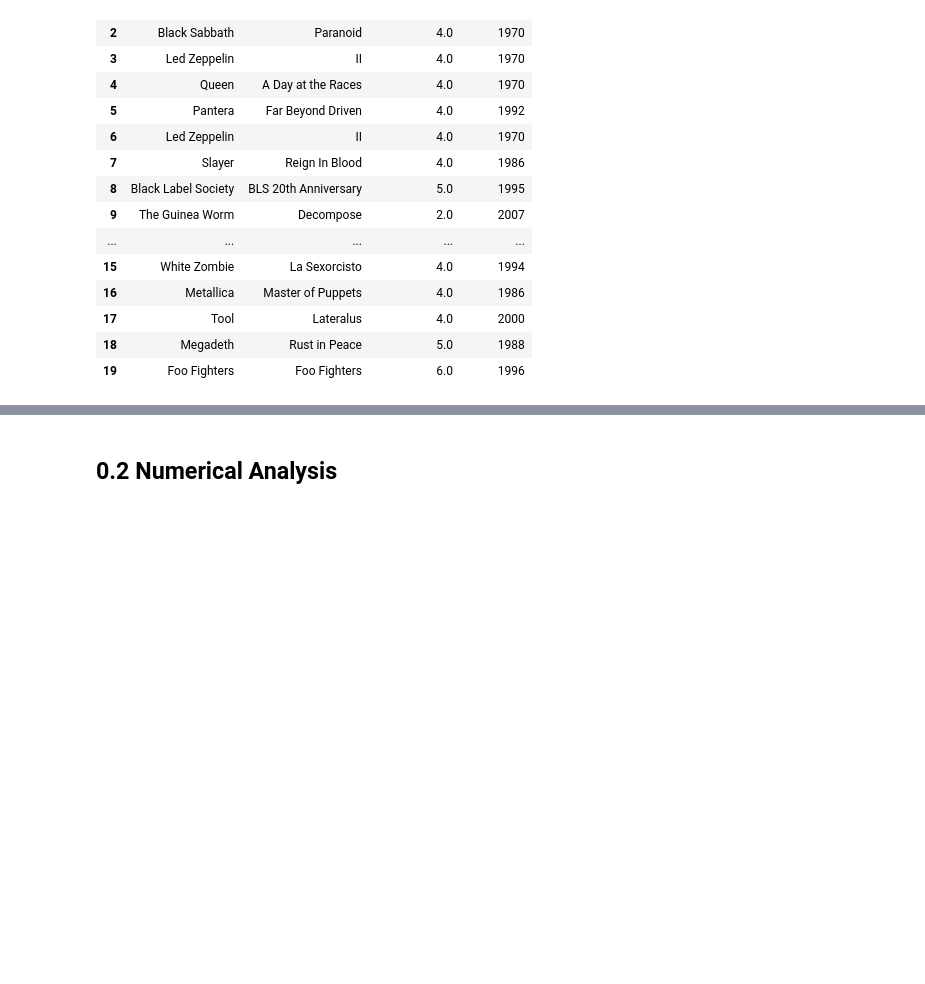
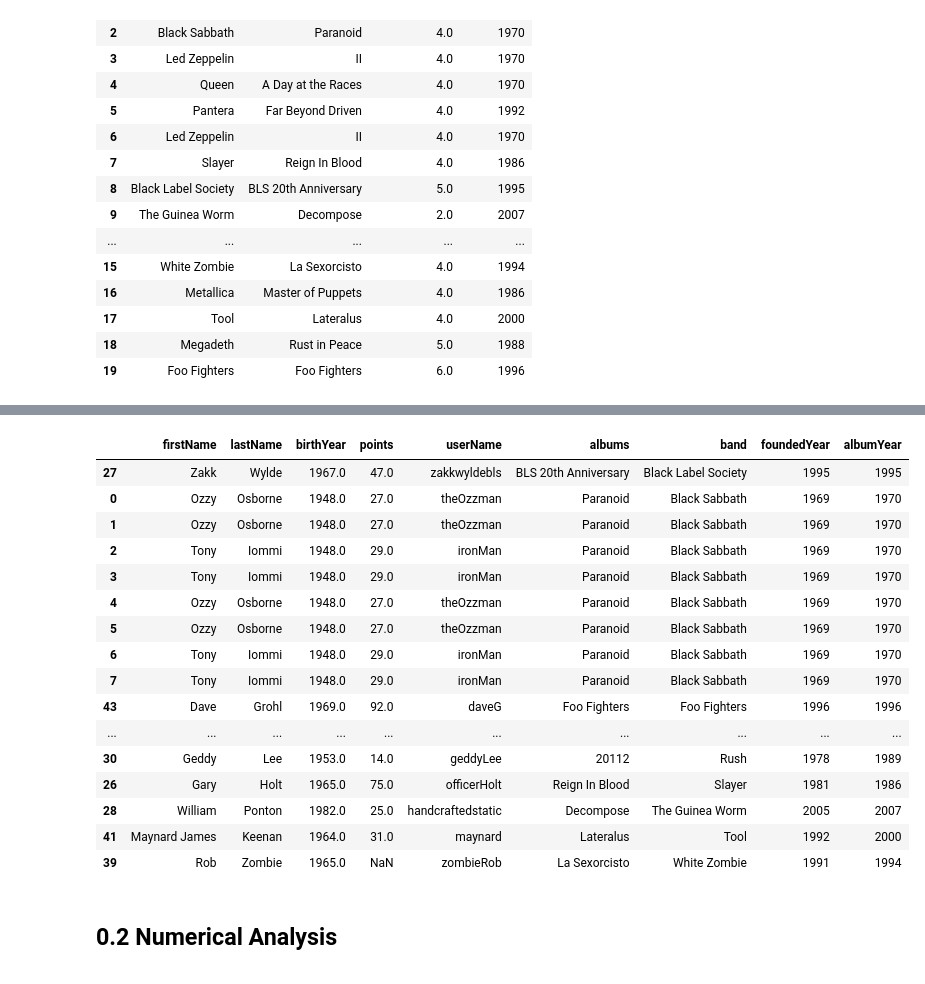
Before and after one commit to gorbulus/DS_Playbook, a Jupyter notebook: ds_playbook.ipynb, the cells around one changed output, grey strips where cells are left out. Drawn from its saved outputs; the diff is of its cells as text; code cells hidden in the pictures; blank space fills up the shorter version.

```diff
--- a/ds_playbook.ipynb
+++ b/ds_playbook.ipynb
@@ -258,3 +343,28 @@ print("The average birth year is {}".format(int(rockers_df["birthYear"].mean()))
+# %%
+# Merge all three tables together in to one
+pd.merge(
+    pd.merge(bands_df[["band", "memberCount", "foundedYear"]], rockers_df, how='left', left_on='band', right_on='band'),
+    albums_df, left_on="band", right_on="band")[
+    ["firstName", "lastName", "birthYear", "points", "userName", "albums", "band", "foundedYear", "albumYear"]
+].sort_values(["band"])
+# %% [output]
+|  | firstName | lastName | birthYear | points | userName | albums | band | foundedYear | albumYear |
+| 27 | Zakk | Wylde | 1967.0 | 47.0 | zakkwyldebls | BLS 20th Anniversary | Black Label Society | 1995 | 1995 |
+| 0 | Ozzy | Osborne | 1948.0 | 27.0 | theOzzman | Paranoid | Black Sabbath | 1969 | 1970 |
+| 1 | Ozzy | Osborne | 1948.0 | 27.0 | theOzzman | Paranoid | Black Sabbath | 1969 | 1970 |
+| 2 | Tony | Iommi | 1948.0 | 29.0 | ironMan | Paranoid | Black Sabbath | 1969 | 1970 |
+| 3 | Tony | Iommi | 1948.0 | 29.0 | ironMan | Paranoid | Black Sabbath | 1969 | 1970 |
+| 4 | Ozzy | Osborne | 1948.0 | 27.0 | theOzzman | Paranoid | Black Sabbath | 1969 | 1970 |
+| 5 | Ozzy | Osborne | 1948.0 | 27.0 | theOzzman | Paranoid | Black Sabbath | 1969 | 1970 |
+| 6 | Tony | Iommi | 1948.0 | 29.0 | ironMan | Paranoid | Black Sabbath | 1969 | 1970 |
+| 7 | Tony | Iommi | 1948.0 | 29.0 | ironMan | Paranoid | Black Sabbath | 1969 | 1970 |
+| 43 | Dave | Grohl | 1969.0 | 92.0 | daveG | Foo Fighters | Foo Fighters | 1996 | 1996 |
+| ... | ... | ... | ... | ... | ... | ... | ... | ... | ... |
+| 30 | Geddy | Lee | 1953.0 | 14.0 | geddyLee | 20112 | Rush | 1978 | 1989 |
+| 26 | Gary | Holt | 1965.0 | 75.0 | officerHolt | Reign In Blood | Slayer | 1981 | 1986 |
+| 28 | William | Ponton | 1982.0 | 25.0 | handcraftedstatic | Decompose | The Guinea Worm | 2005 | 2007 |
+| 41 | Maynard James | Keenan | 1964.0 | 31.0 | maynard | Lateralus | Tool | 1992 | 2000 |
+| 39 | Rob | Zombie | 1965.0 | NaN | zombieRob | La Sexorcisto | White Zombie | 1991 | 1994 |
 # %%
 # Create a DataFrame from scratch
 ufo_df = pd.read_csv("app_data/ufo_sightings_complete.csv", sep=",", header=0, index_col=0)
```
Also changed, not shown: parts of 25 cells of this notebook.
